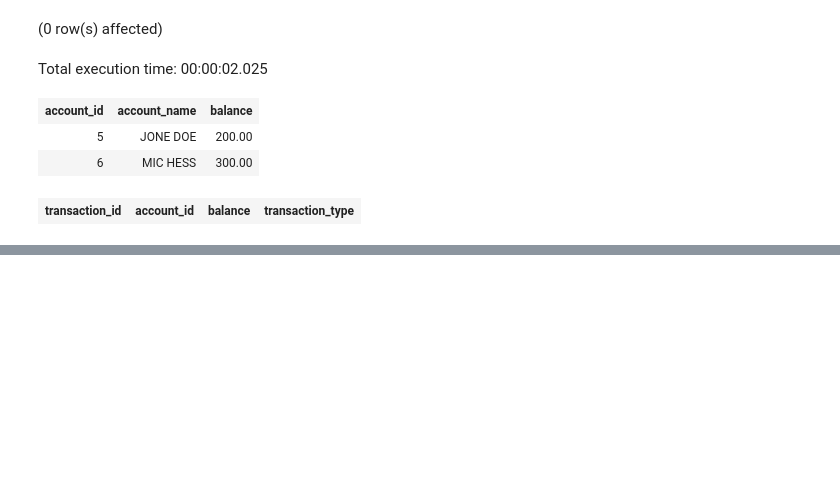
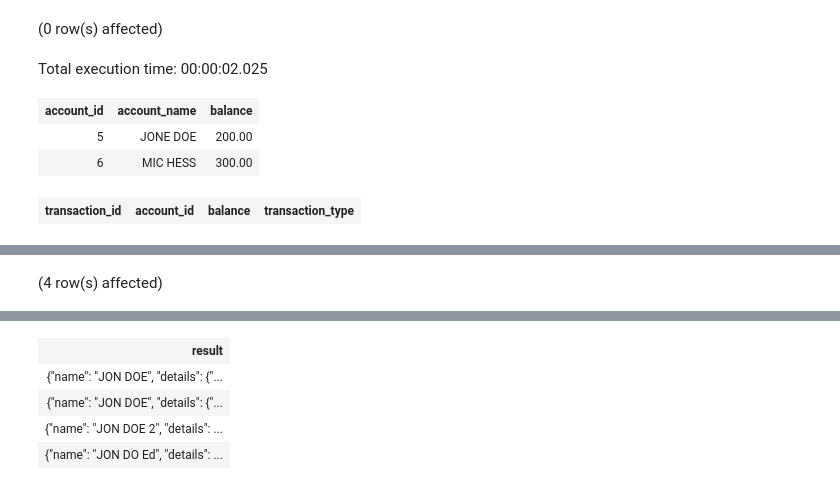
Before and after one commit to IrfanSabbir/mysql_advance, a Jupyter notebook: advance-mysql-2.ipynb, the cells around one changed output, grey strips where cells are left out. Cells and saved outputs as stored; diff of their text form; code cells hidden in the pictures; blank space fills up the shorter version.

```diff
--- a/advance-mysql-2.ipynb
+++ b/advance-mysql-2.ipynb
@@ -316,0 +362,8 @@ Total execution time: 00:00:02.025
+# %%
+SELECT JSON_OBJECT(
+    'name',  name, 'details', details
+  ) result
+
+FROM user_json;
+# %% [output]
+(4 row(s) affected)
@@ -316,0 +371,5 @@ Total execution time: 00:00:02.025
+| result |
+| {"name": "JON DOE", "details": {"... |
+| {"name": "JON DOE", "details": {"... |
+| {"name": "JON DOE 2", "details": ... |
+| {"name": "JON DO Ed", "details": ... |
```
Also changed, not shown: parts of 4 cells of this notebook.
